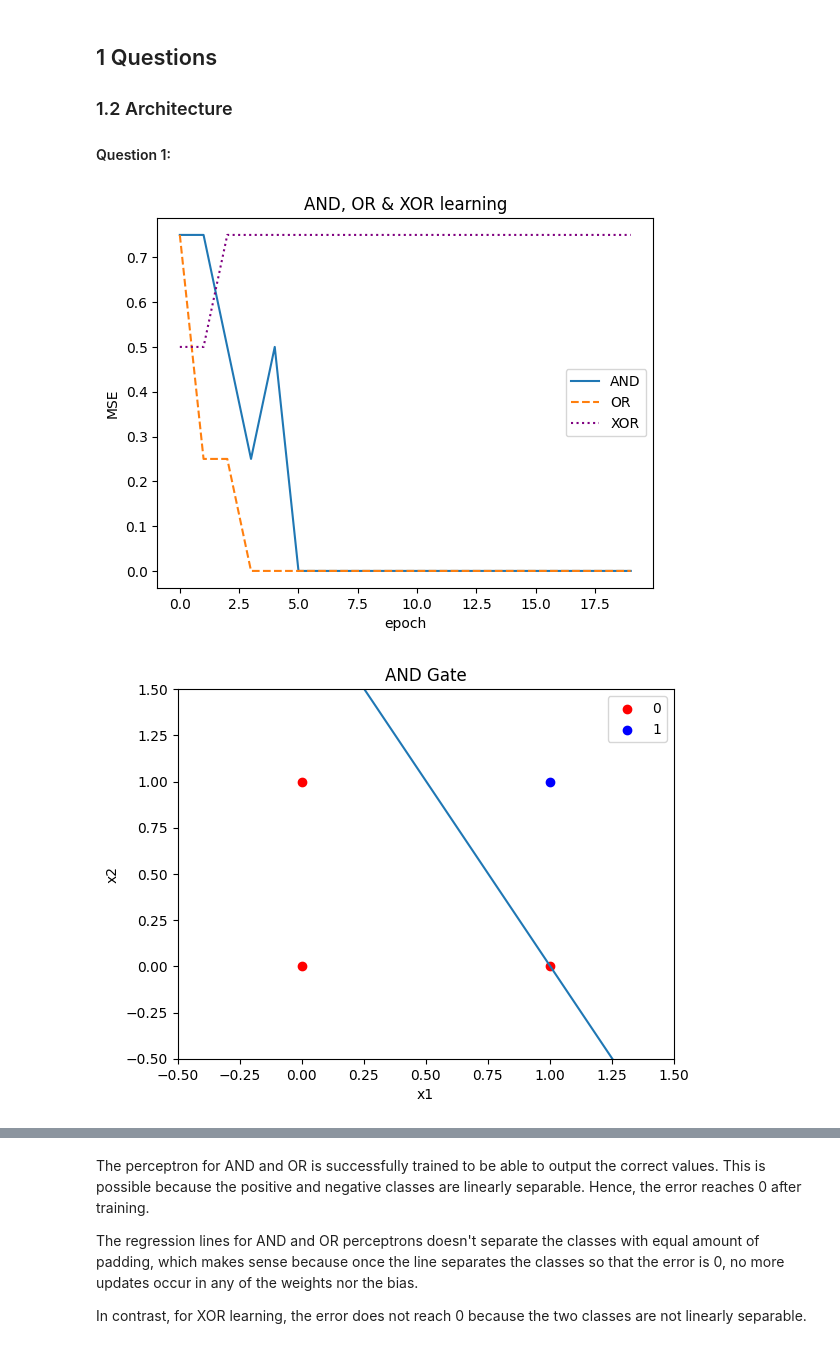
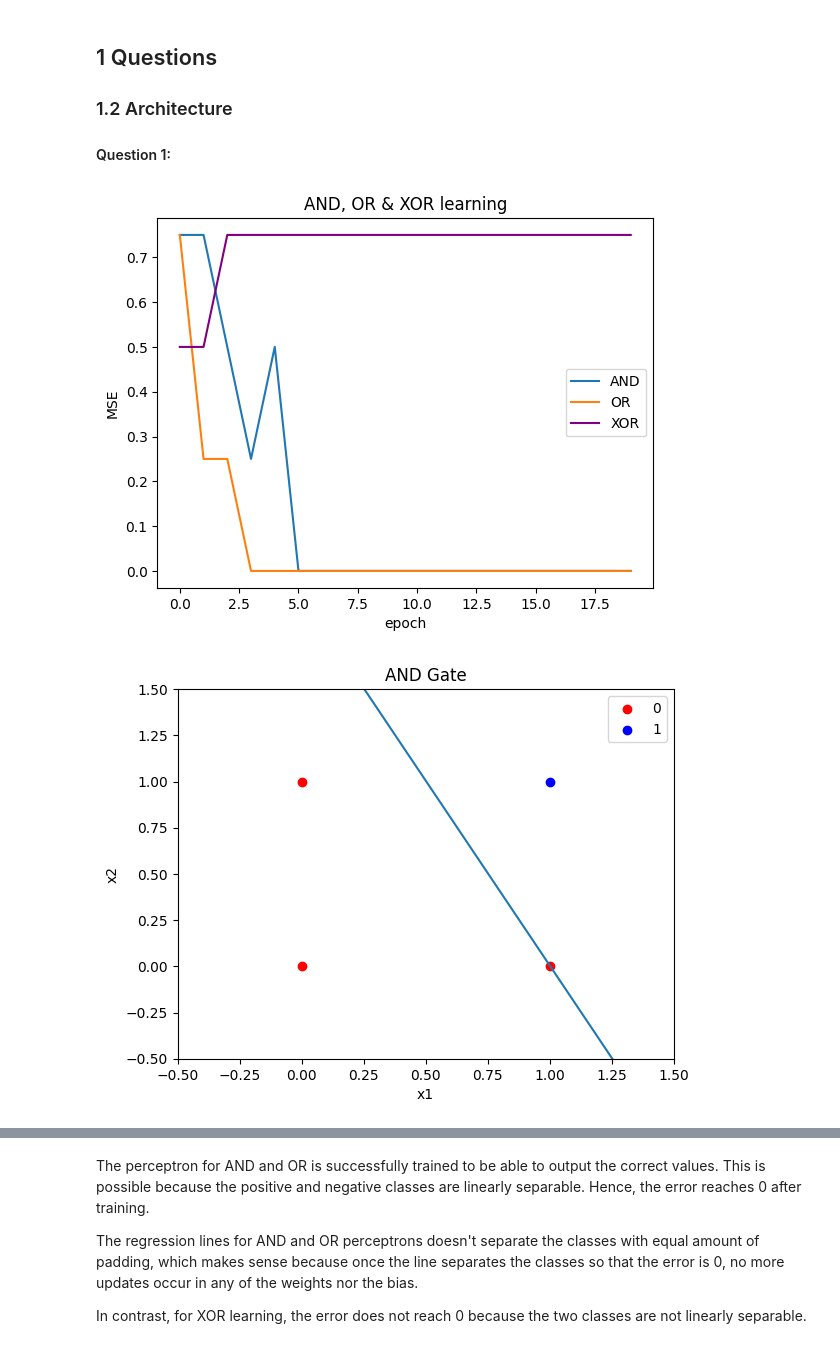
Before and after one commit to fusiatique/ci-assignments, a Jupyter notebook: Assignment_1_ANN/src/Main.ipynb, the cells around one changed output, grey strips where cells are left out. Drawn from its saved outputs; the diff is of its cells as text; code cells hidden in the pictures.

```diff
--- a/Assignment_1_ANN/src/Main.ipynb
+++ b/Assignment_1_ANN/src/Main.ipynb
@@ -75,12 +74,15 @@ class Perceptron:
 
     # Step activation
     def step(self, x):
+        # f(x) = 1 if wx + b  >= 0, else 0
         return np.where(x @ self.weights + self.bias >= 0, 1, 0)
 
-    # Perceptron learning rule
+    # Perceptron learning
     def train(self, x_train, y_train, epochs):
+        # initialise error array to return later
         errors = np.zeros(epochs)
         for i in range(epochs):
+            # Using MSE
             error = np.mean(np.pow(self.step(x_train) - y_train, 2))
             errors[i] = error
             for xi, yi in zip(x_train, y_train):
@@ -93,7 +95,7 @@ class Perceptron:
         return errors
 
 # plotting functions
-
+# plots the samples and the regression line separating the samples
 def plot_gate(X, y, weights, bias, title):
     plt.figure()
 
@@ -119,43 +121,37 @@ def plot_gate(X, y, weights, bias, title):
 
 
 train_x_perp = np.array([[0,0], [0,1], [1,0], [1,1]])
 
 # AND
 and_perceptron = Perceptron(2)
 y_and = np.array([0, 0, 0, 1])
 and_errors = and_perceptron.train(train_x_perp, y_and, 20)
 
-
-
 # OR
 or_perceptron = Perceptron(2)
 y_or = np.array([0, 1, 1, 1])
 or_errors = or_perceptron.train(train_x_perp, y_or, 20)
-
-
 
 # XOR
 xor_perceptron = Perceptron(2)
 y_xor = np.array([0, 1, 1, 0])
 xor_errors = xor_perceptron.train(train_x_perp, y_xor, 20)
 
-# Plotting
-
-# this shows the loss over epochs as the model learns the weights
+# Plotting losses over epochs for the three gates
 plt.title("AND, OR & XOR learning")
 plt.xlabel("epoch")
 plt.ylabel("MSE")
 plt.plot(and_errors, label = "AND")
-plt.plot(or_errors, label = "OR", linestyle="--")
-plt.plot(xor_errors, label = "XOR", linestyle=":", c = "purple")
+plt.plot(or_errors, label = "OR")
+plt.plot(xor_errors, label = "XOR", c = "purple")
 plt.legend()
 plt.show()
 
 plot_gate(train_x_perp, y_and, and_perceptron.weights, and_perceptron.bias, "AND Gate")
 plot_gate(train_x_perp, y_or, or_perceptron.weights, or_perceptron.bias, "OR Gate")
 plot_gate(train_x_perp, y_xor, xor_perceptron.weights, xor_perceptron.bias, "XOR Gate")
 # %% [output]
-[figure, old version]
+[figure, new version]
 [figure]
 [figure]
 [figure]
```
Also changed, not shown: parts of 11 cells of this notebook.
